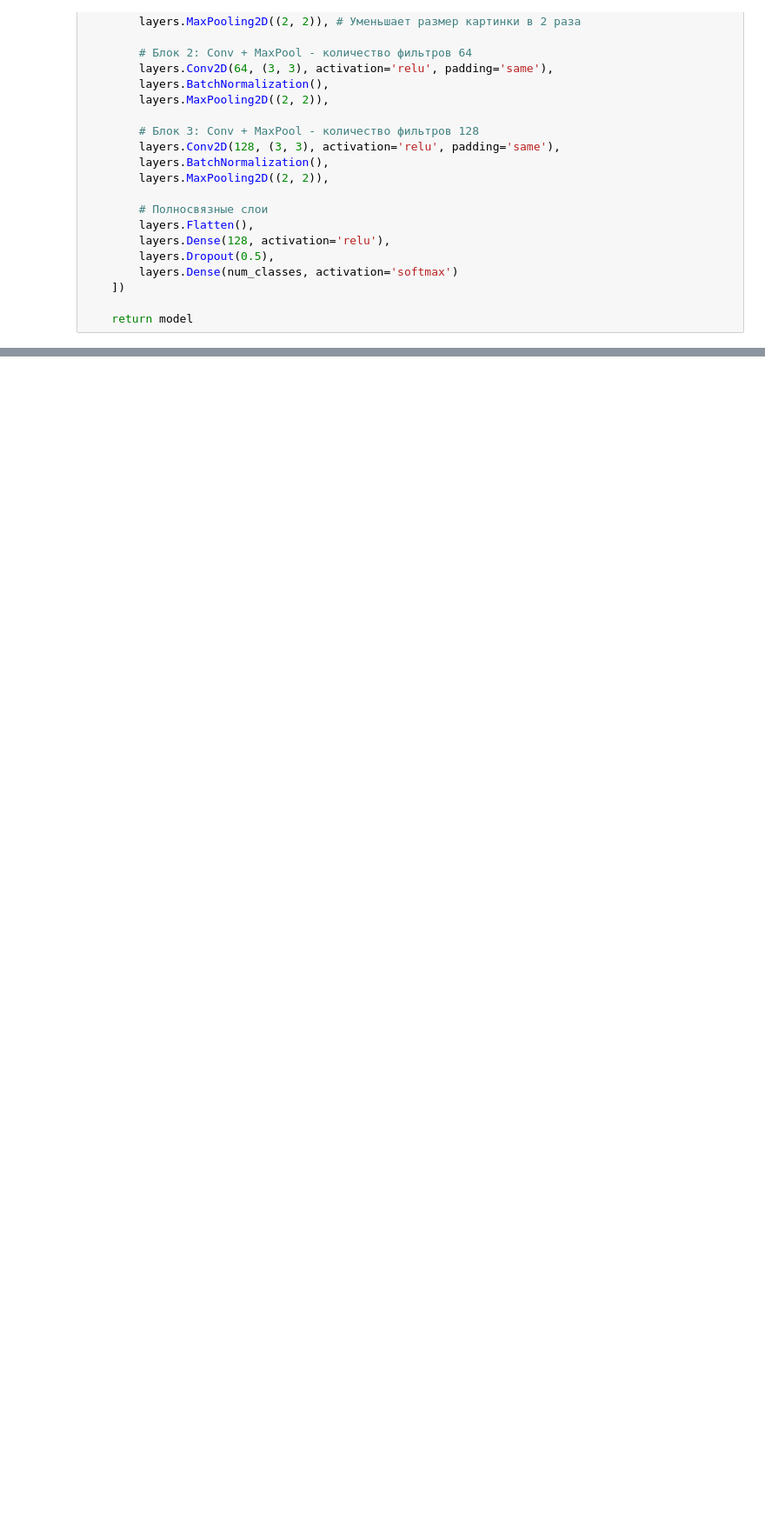
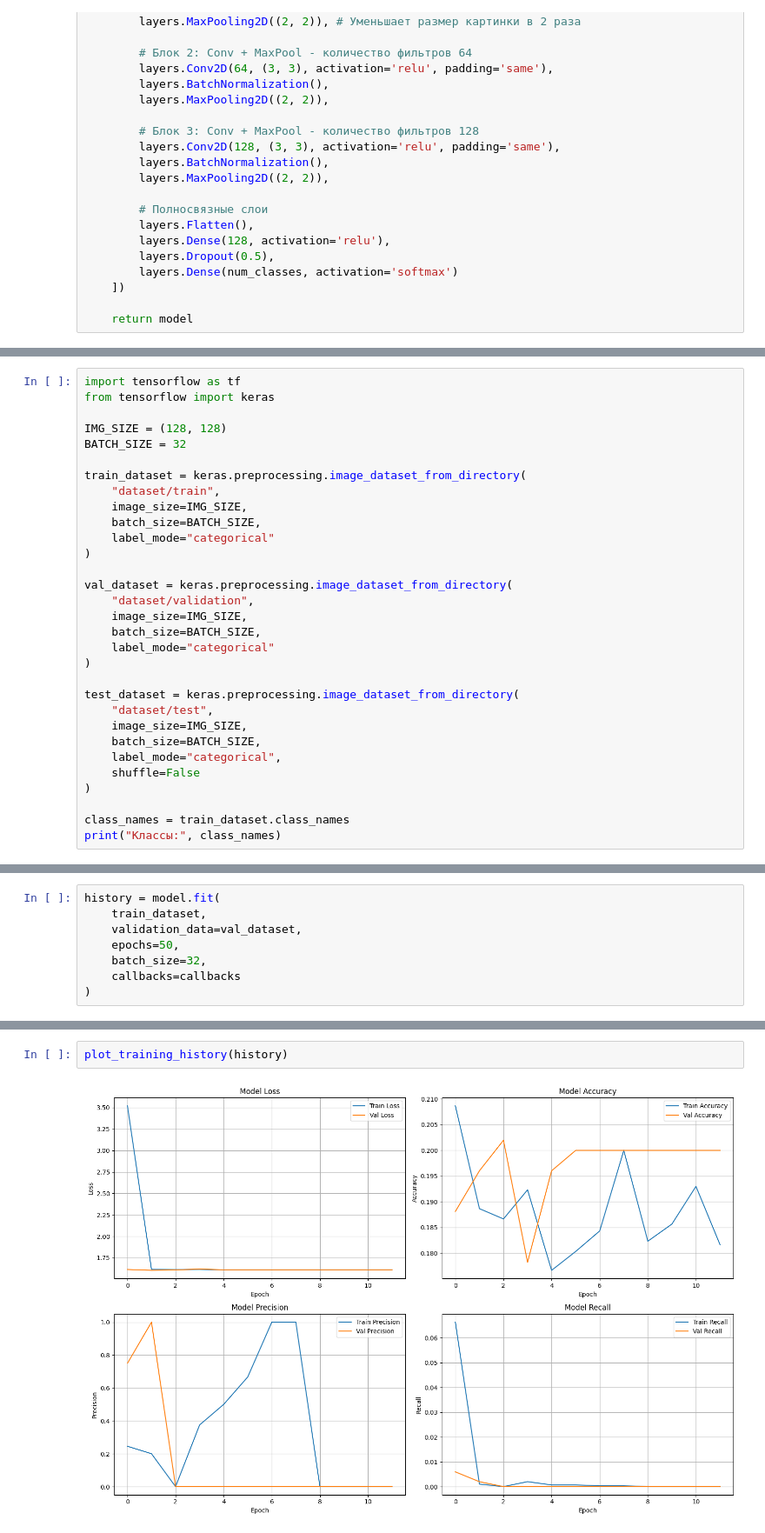
Before and after one commit to NikitaR041/Programming-at-SUSU, a Jupyter notebook: BasicOfCV/Homeworks/KR_2/main2.ipynb, the cells around one changed output, grey strips where cells are left out. Shown at 87% size. Drawn from its saved outputs; the diff is of its cells as text; blank space fills up the shorter version.

```diff
--- a/BasicOfCV/Homeworks/KR_2/main2.ipynb
+++ b/BasicOfCV/Homeworks/KR_2/main2.ipynb
@@ -71,0 +107,31 @@ Model: "sequential_2"
+# %%
+import tensorflow as tf
+from tensorflow import keras
+
+IMG_SIZE = (128, 128)
+BATCH_SIZE = 32
+
+train_dataset = keras.preprocessing.image_dataset_from_directory(
+    "dataset/train",
+    image_size=IMG_SIZE,
+    batch_size=BATCH_SIZE,
+    label_mode="categorical"
+)
+
+val_dataset = keras.preprocessing.image_dataset_from_directory(
+    "dataset/validation",
+    image_size=IMG_SIZE,
+    batch_size=BATCH_SIZE,
+    label_mode="categorical"
+)
+
+test_dataset = keras.preprocessing.image_dataset_from_directory(
+    "dataset/test",
+    image_size=IMG_SIZE,
+    batch_size=BATCH_SIZE,
+    label_mode="categorical",
+    shuffle=False
+)
+
+class_names = train_dataset.class_names
+print("Классы:", class_names)
@@ -71,0 +143,8 @@ Model: "sequential_2"
+# %%
+history = model.fit(
+    train_dataset,
+    validation_data=val_dataset,
+    epochs=50,
+    batch_size=32,
+    callbacks=callbacks
+)
@@ -71,0 +240,4 @@ Model: "sequential_2"
+# %%
+plot_training_history(history)
+# %% [output]
+[figure, added]
```
Also changed, not shown: parts of 16 cells of this notebook, 2 other files.
